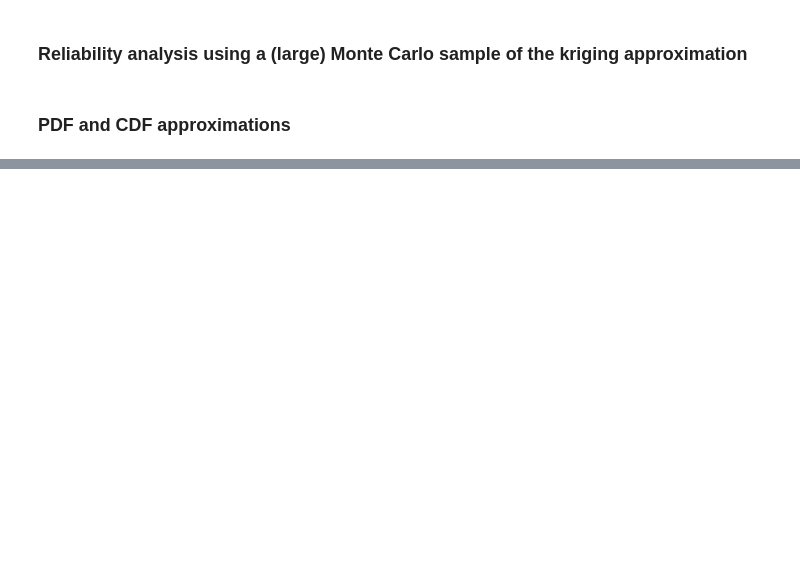
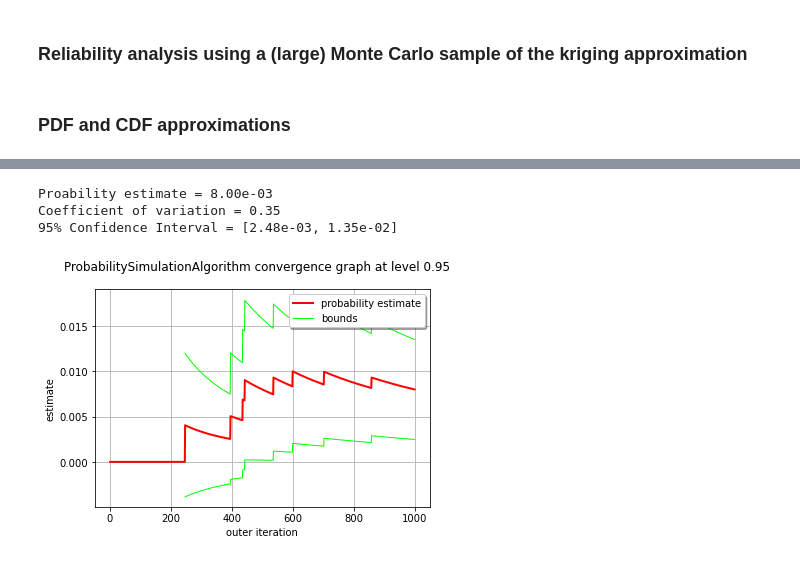
Before and after one commit to mbaudin47/hpcuqtraining, a Jupyter notebook: 2021/Scripts/Metamodel/TP4b_Kriging.ipynb, the cells around one changed output, grey strips where cells are left out. Drawn from its saved outputs; the diff is of its cells as text; code cells hidden in the pictures; blank space fills up the shorter version.

```diff
--- a/2021/Scripts/Metamodel/TP4b_Kriging.ipynb
+++ b/2021/Scripts/Metamodel/TP4b_Kriging.ipynb
@@ -184,8 +212,10 @@ view = View(graph)
 # %% [markdown]
 ### Reliability analysis using a (large) Monte Carlo sample of the kriging approximation
 # %%
-krigingRandomVector = ot.CompositeRandomVector(metamodel, ot.RandomVector(input_distribution))
-event = ot.ThresholdEvent(krigingRandomVector, ot.Greater(), 30.)
+krigingRandomVector = ot.CompositeRandomVector(
+    metamodel, ot.RandomVector(input_distribution)
+)
+event = ot.ThresholdEvent(krigingRandomVector, ot.Greater(), 30.0)
 event.setName("Deviation > %s cm" % event.getThreshold())
 # %% [markdown]
 ### PDF and CDF approximations
@@ -210,9 +242,22 @@ MCS_algorithm.setMaximumCoefficientOfVariation(.1)
 MCS_algorithm.run()
 MCS_result = MCS_algorithm.getResult()
 # %%
-print( "Proability estimate = %.2e" % MCS_result.getProbabilityEstimate() )
-print( "Coefficient of variation = %.2f" % MCS_result.getCoefficientOfVariation())
-print( "95%% Confidence Interval = [%.2e, %.2e]" % (MCS_result.getProbabilityEstimate() - .5 * MCS_result.getConfidenceLength(0.95),
-                                                    MCS_result.getProbabilityEstimate() + .5 * MCS_result.getConfidenceLength(0.95)))
+print("Proability estimate = %.2e" % MCS_result.getProbabilityEstimate())
+print("Coefficient of variation = %.2f" % MCS_result.getCoefficientOfVariation())
+print(
+    "95%% Confidence Interval = [%.2e, %.2e]"
+    % (
+        MCS_result.getProbabilityEstimate()
+        - 0.5 * MCS_result.getConfidenceLength(0.95),
+        MCS_result.getProbabilityEstimate()
+        + 0.5 * MCS_result.getConfidenceLength(0.95),
+    )
+)
+# %% [output]
+Proability estimate = 8.00e-03
+Coefficient of variation = 0.35
+95% Confidence Interval = [2.48e-03, 1.35e-02]
 # %%
-_ = View(MCS_algorithm.drawProbabilityConvergence(.95))
+_ = View(MCS_algorithm.drawProbabilityConvergence(0.95))
+# %% [output]
+[figure, added]
```
Also changed, not shown: parts of 20 cells of this notebook, 1 other file.
